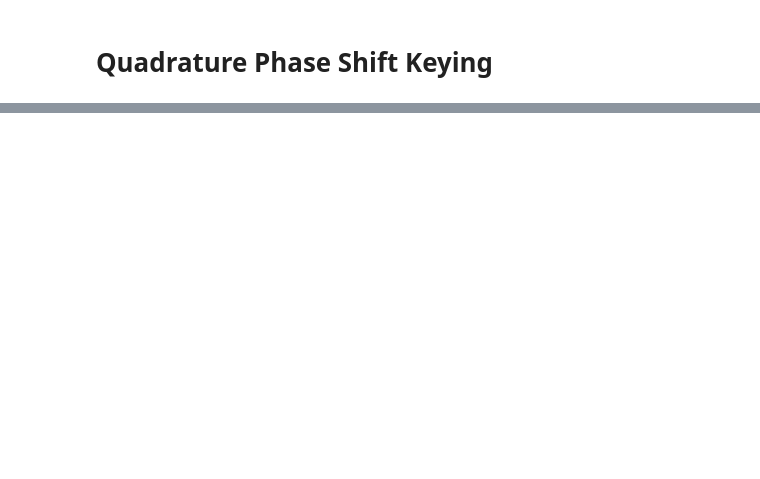
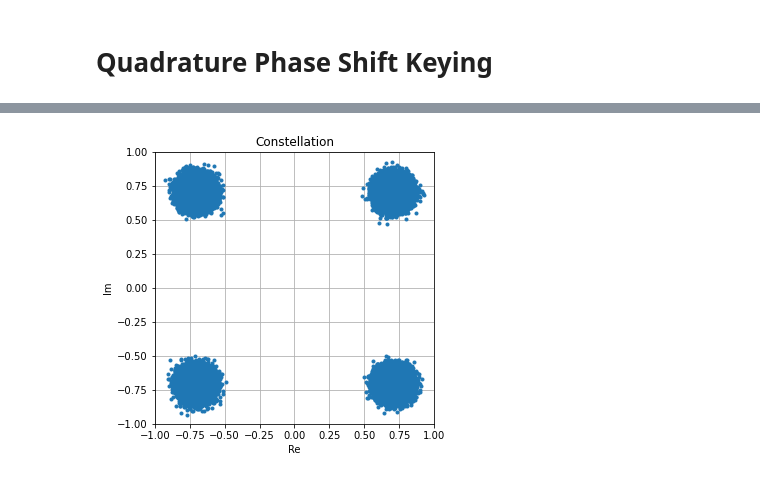
Before and after one commit to eneukirchner/jupyter-signal-simulations, a Jupyter notebook: qpsk.ipynb, the cells around one changed output, grey strips where cells are left out. Saved outputs shown, nothing was run; the diff lists cells and outputs as text; code cells hidden in the pictures; blank space fills up the shorter version.

```diff
--- a/qpsk.ipynb
+++ b/qpsk.ipynb
@@ -78,0 +84,16 @@ ValueError: operands could not be broadcast together with shapes (192000,) (3840
+# %%
+# Constellation with noise added
+noise = (np.random.randn(len(angles_expanded)) + 1j*np.random.randn(len(angles_expanded)))
+noiselevel = 0.05
+symbols = np.cos(angles_expanded) + 1j*np.sin(angles_expanded) + noise * noiselevel
+
+plt.figure(figsize=(5, 5))
+plt.title('Constellation')
+plt.xlabel('Re')
+plt.ylabel('Im')
+plt.axis([-1, 1, -1, 1])
+plt.grid(True)
+plt.plot(np.real(symbols), np.imag(symbols), '.')
+plt.show()
+# %% [output]
+[figure, added]
```
Also changed, not shown: parts of 1 cell of this notebook.
